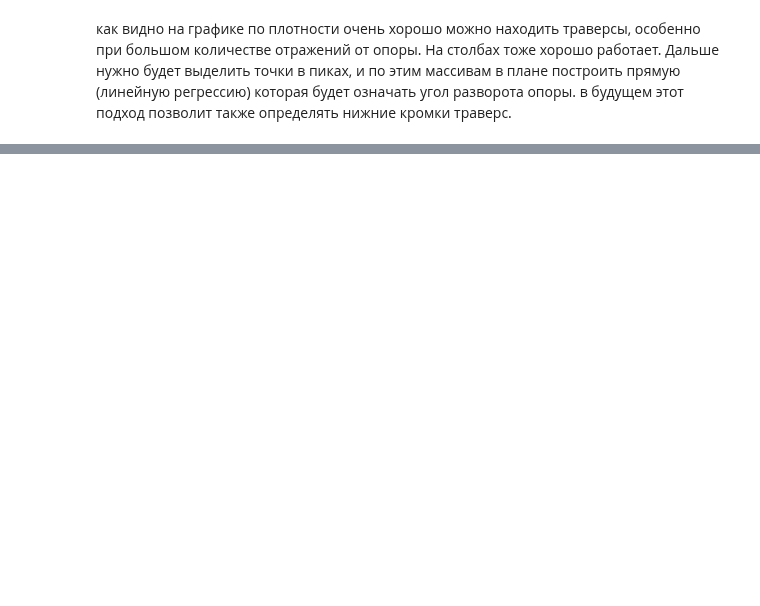
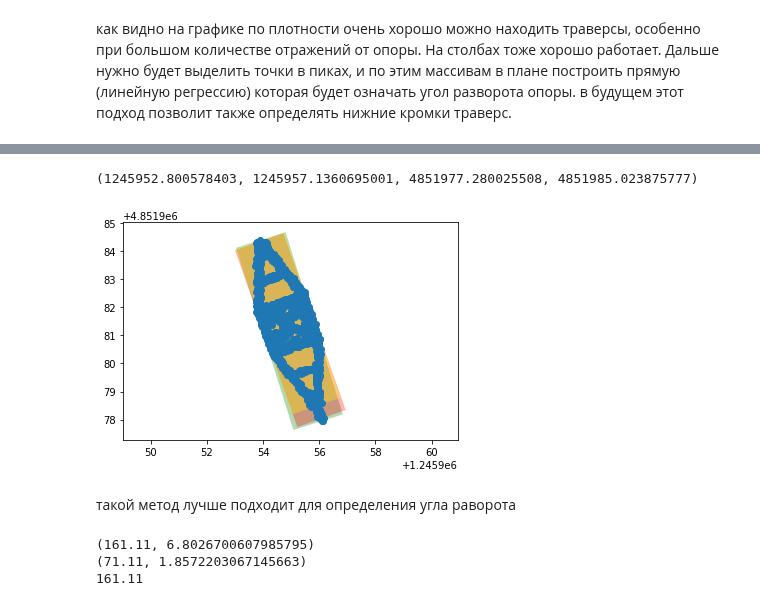
Before and after one commit to pigsel/some_tools, a Jupyter notebook: centrostruct/segmented_structure.ipynb, the cells around one changed output, grey strips where cells are left out. Cells and saved outputs as stored; diff of their text form; code cells hidden in the pictures; blank space fills up the shorter version.

```diff
--- a/centrostruct/segmented_structure.ipynb
+++ b/centrostruct/segmented_structure.ipynb
@@ -157,0 +254,4 @@ print(ma)
+# %%
+# cut the legs
+n_s_cut = np.delete(n_s, n_s[:,2]<trav_start, 0)
+n_s_cut
@@ -157,0 +266,3 @@ print(ma)
+# %%
+n_s_1 = np.delete(n_s_cut, n_s_cut[:,2]>z2, 0)
+n_s_3 = np.delete(n_s_cut, n_s_cut[:,2]<z3, 0)
@@ -157,0 +307,19 @@ print(ma)
+# %%
+# will work with single xarm n_s_1
+n_s_1_mp = MultiPoint(n_s_1)    # to multipoint (needs to shapely)
+rect1 = n_s_1_mp.minimum_rotated_rectangle
+n_s_2_mp = MultiPoint(n_s_2)    # to multipoint (needs to shapely)
+rect2 = n_s_2_mp.minimum_rotated_rectangle
+n_s_3_mp = MultiPoint(n_s_3)    # to multipoint (needs to shapely)
+rect3 = n_s_3_mp.minimum_rotated_rectangle
+# %%
+ax = gpd.GeoSeries(rect1).plot(color='green', alpha=0.3)
+gpd.GeoSeries(rect2).plot(ax=ax, color='red', alpha=0.3)
+gpd.GeoSeries(rect3).plot(ax=ax, color='yellow', alpha=0.3)
+plt.scatter(n_s_cut[:,0], n_s_cut[:,1])
+plt.axis('equal')
+# %% [output]
+(1245952.800578403, 1245957.1360695001, 4851977.280025508, 4851985.023875777)
+[figure, added]
+# %% [markdown]
+такой метод лучше подходит для определения угла раворота
@@ -157,0 +349,19 @@ print(ma)
+# %%
+# find a longest side
+n_s_cut_mp = MultiPoint(n_s_cut)    # to multipoint (needs to shapely)
+rect = n_s_cut_mp.minimum_rotated_rectangle
+
+side_a = azimuth(list(rect.exterior.coords)[0], list(rect.exterior.coords)[1])
+side_b = azimuth(list(rect.exterior.coords)[1], list(rect.exterior.coords)[2])
+if side_a[1] > side_b[1]:
+    str_azmt = side_a[0]
+else:
+    str_azmt = side_b[0]
+
+print(side_a)
+print(side_b)
+print(str_azmt)
+# %% [output]
+(161.11, 6.8026700607985795)
+(71.11, 1.8572203067145663)
+161.11
```
Also changed, not shown: parts of 32 cells of this notebook.
